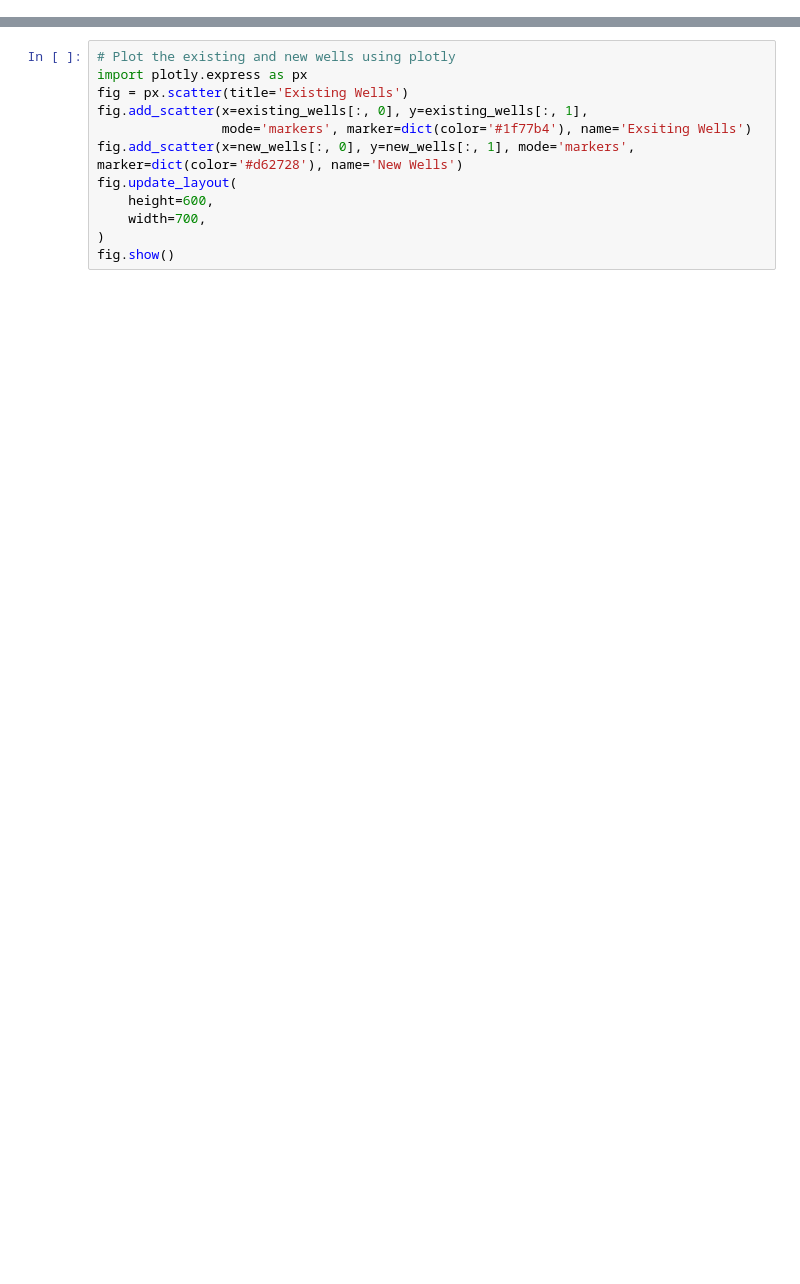
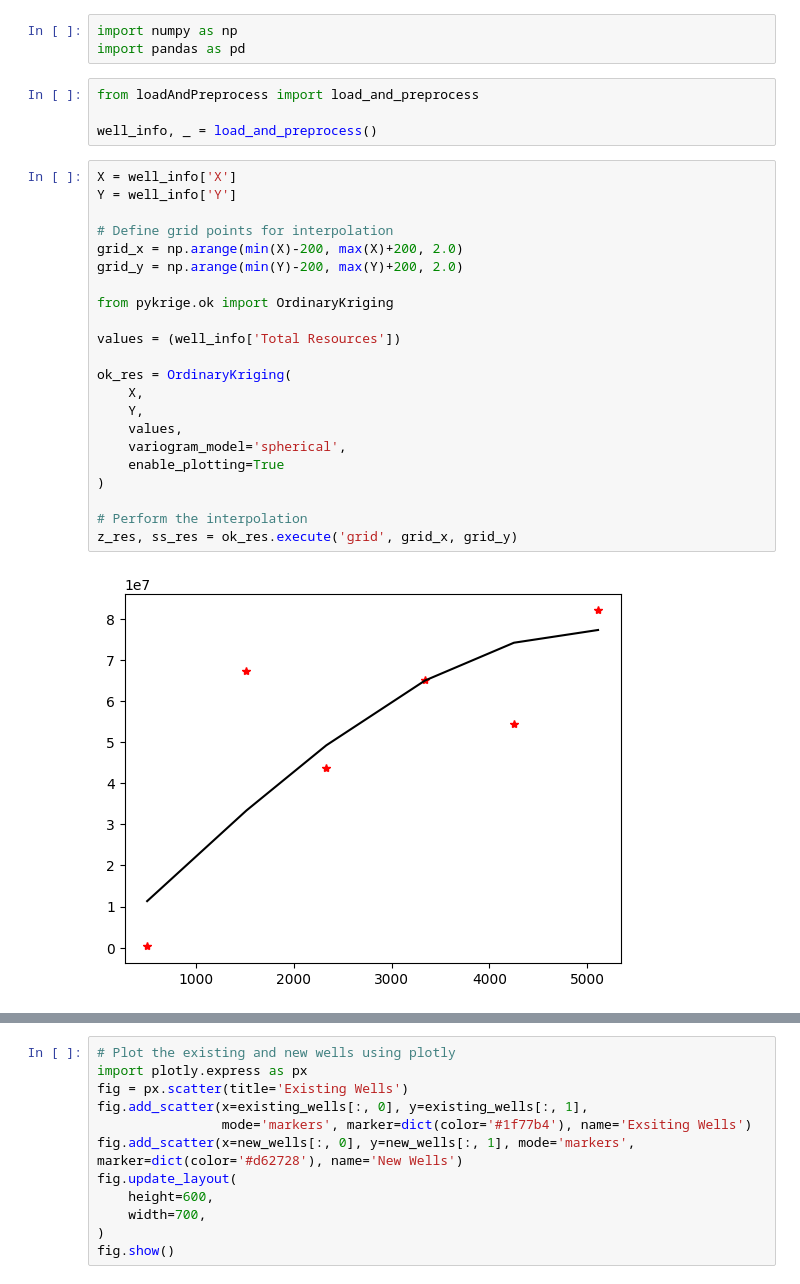
Before and after one commit to zivmax/model-2024c, a Jupyter notebook: code/new-wells.ipynb, the cells around one changed output, grey strips where cells are left out. Cells and saved outputs as stored; diff of their text form; blank space fills up the shorter version.

```diff
--- a/code/new-wells.ipynb
+++ b/code/new-wells.ipynb
@@ -1 +1,32 @@
+# %%
+import numpy as np
+import pandas as pd
+# %%
+from loadAndPreprocess import load_and_preprocess
+
+well_info, _ = load_and_preprocess()
+# %%
+X = well_info['X']
+Y = well_info['Y']
+
+# Define grid points for interpolation
+grid_x = np.arange(min(X)-200, max(X)+200, 2.0)
+grid_y = np.arange(min(Y)-200, max(Y)+200, 2.0)
+
+from pykrige.ok import OrdinaryKriging
+
+values = (well_info['Total Resources'])
+
+ok_res = OrdinaryKriging(
+    X,
+    Y,
+    values,
+    variogram_model='spherical',
+    enable_plotting=True
+)
+
+# Perform the interpolation
+z_res, ss_res = ok_res.execute('grid', grid_x, grid_y)
+# %% [output]
+[figure, added]
 # %%
```
Also changed, not shown: parts of 2 cells of this notebook, 18 other files.
